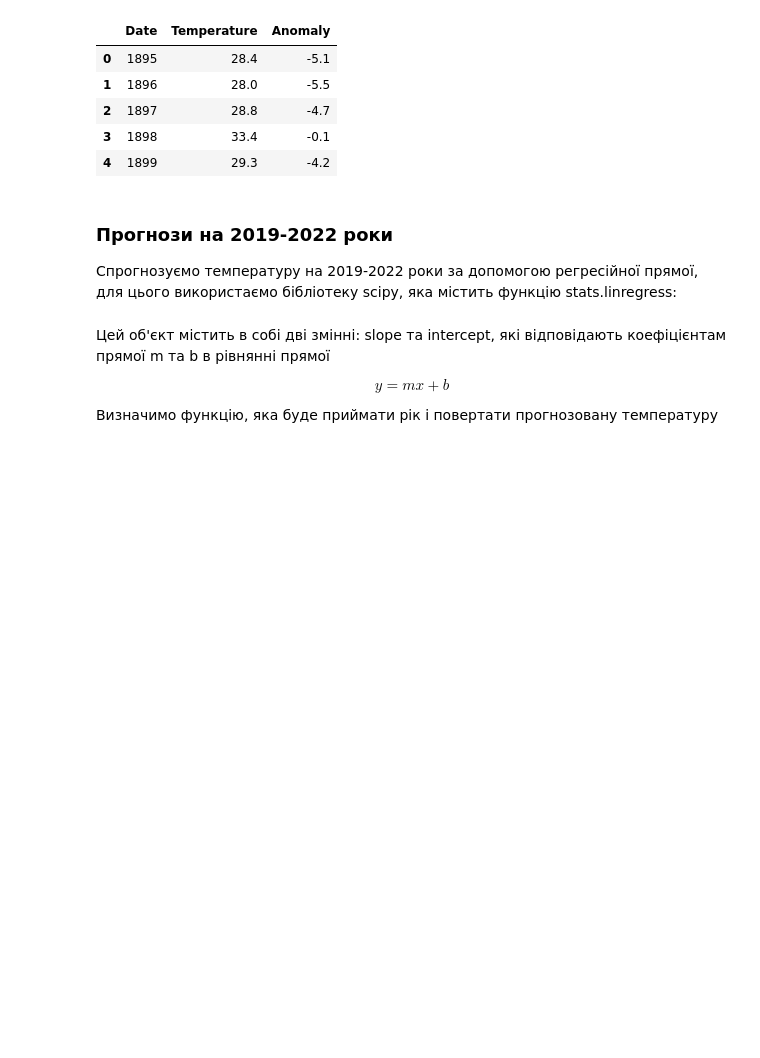
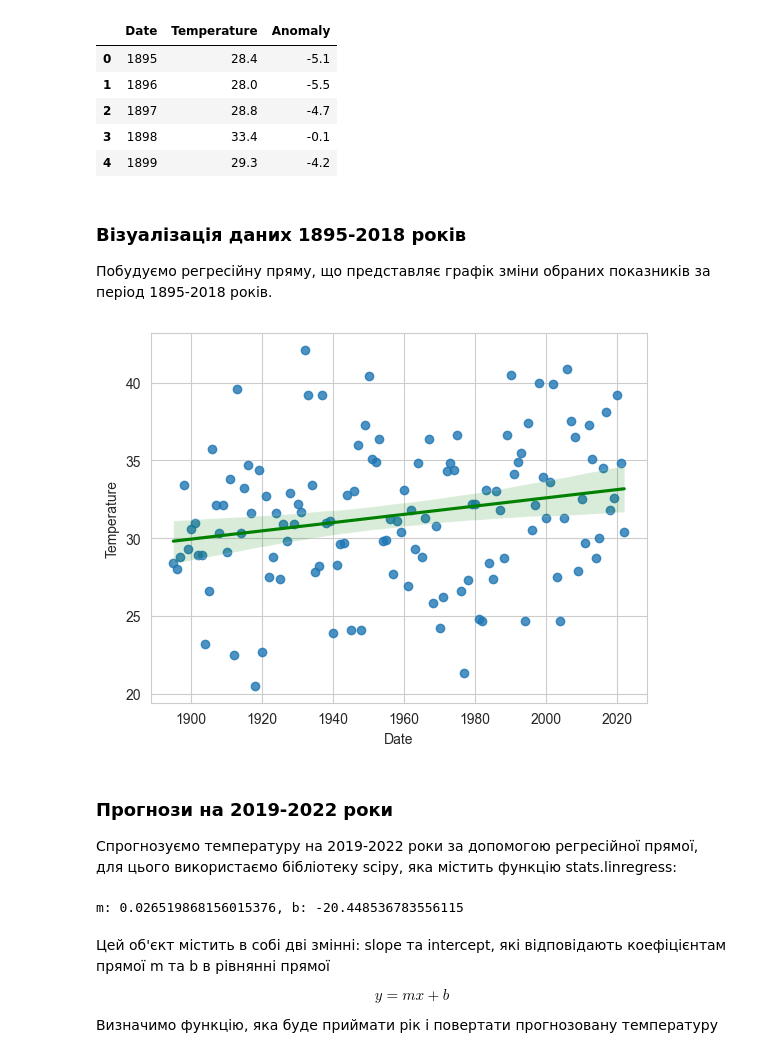
Before and after one commit to HoolyDuck/ml-labs, a Jupyter notebook: (24.02.2023) LAB-2/main.ipynb, the cells around one changed output. Saved outputs shown, nothing was run; the diff lists cells and outputs as text; code cells hidden in the pictures; blank space fills up the shorter version.

Commit message:
Added one more plot

```diff
--- a/(24.02.2023) LAB-2/main.ipynb
+++ b/(24.02.2023) LAB-2/main.ipynb
@@ -39,6 +39,20 @@ temperatures.head()
 | 2 | 1897 | 28.8 | -4.7 |
 | 3 | 1898 | 33.4 | -0.1 |
 | 4 | 1899 | 29.3 | -4.2 |
+# %% [markdown]
+### Візуалізація даних 1895-2018 років
+
+Побудуємо регресійну пряму, що представляє графік зміни обраних показників за період 1895-2018 років.
+# %%
+import seaborn as sns
+
+sns.set_style("whitegrid")
+
+plot = sns.regplot(x="Date", y="Temperature", data=temperatures[temperatures["Temperature"] <= 2018], line_kws={"color": "green"})
+
+plot.figure.canvas.draw()
+# %% [output]
+[figure, added]
 # %% [markdown]
 ### Прогнози на 2019-2022 роки
 
@@ -46,7 +60,13 @@ temperatures.head()
 # %%
 from scipy import stats
 
-linear_regression = stats.linregress(temperatures.Date, temperatures.Temperature)
+temperatures_2018 = temperatures[temperatures['Temperature'] <= 2018]
+
+linear_regression = stats.linregress(temperatures_2018.Date, temperatures_2018.Temperature)
+
+print(f'm: {linear_regression.slope}, b: {linear_regression.intercept}')
+# %% [output]
+m: 0.026519868156015376, b: -20.448536783556115
 # %% [markdown]
 Цей об'єкт містить в собі дві змінні: slope та intercept, які відповідають коефіцієнтам прямої m та b в рівнянні прямої
 
```
Also changed, not shown: parts of 1 cell of this notebook.
